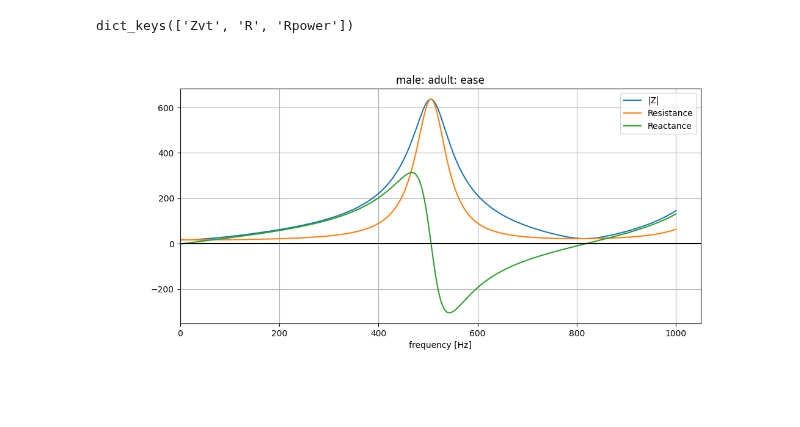
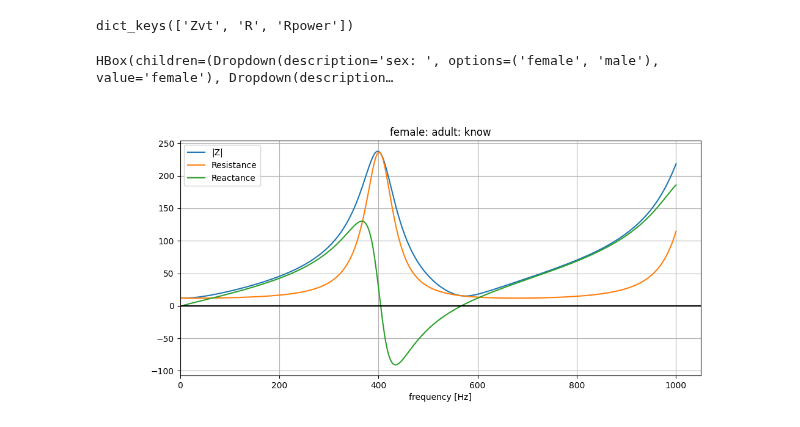
Before and after one commit to MammalianVoiceProduction/SOVTE, a Jupyter notebook: SOVTEs.ipynb, the cells around one changed output. Saved outputs shown, nothing was run; the diff lists cells and outputs as text; code cells hidden in the pictures; blank space fills up the shorter version.

```diff
--- a/SOVTEs.ipynb
+++ b/SOVTEs.ipynb
@@ -527,10 +525,34 @@ axZ.set_title(f"{sex}: {age}: {vowel}")
 axZ.legend()
 
 figZ.canvas.draw()
-# %%
-display(figZ.canvas)
-# %% [output]
-[figure, removed]
+# %%
+def update_impedanceplot(vowel, age, sex):
+    Zvt = acoustics[vowel]['Zvt']
+
+    absZline.set_ydata(np.abs(Zvt))
+    realZline.set_ydata(np.real(Zvt))
+    imagZline.set_ydata(np.imag(Zvt))
+
+    axZ.set_title(f"{sex}: {age}: {vowel}")
+
+    axZ.relim()
+    axZ.autoscale()
+    axZ.autoscale_view(scalex = True)
+
+    axZ.set_xlim(left = 0)
+
+    # axZ.legend()
+
+    figZ.canvas.draw()
+
+updatefigZ = interactive_output(update_impedanceplot, {'vowel': vowelselect, 'age': ageselect, 'sex': sexselect})
+
+uiZ = HBox([sexselect, ageselect, vowelselect])
+
+display(uiZ, figZ.canvas)
+# %% [output]
+HBox(children=(Dropdown(description='sex: ', options=('female', 'male'), value='female'), Dropdown(description…
+[figure, added]
 # %%
 try:
     plt.close(figR)
```
Also changed, not shown: parts of 5 cells of this notebook.
